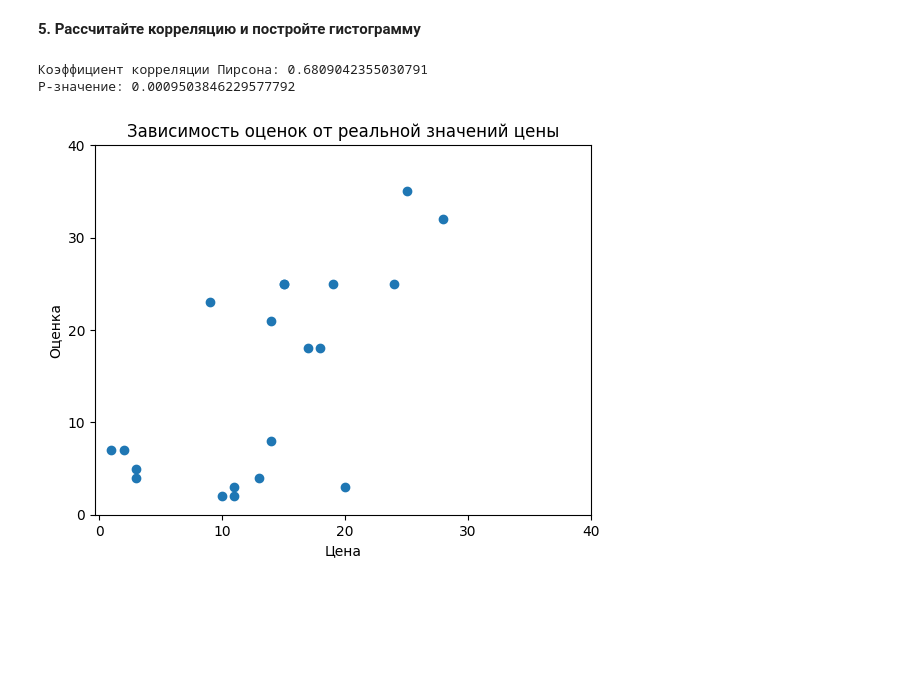
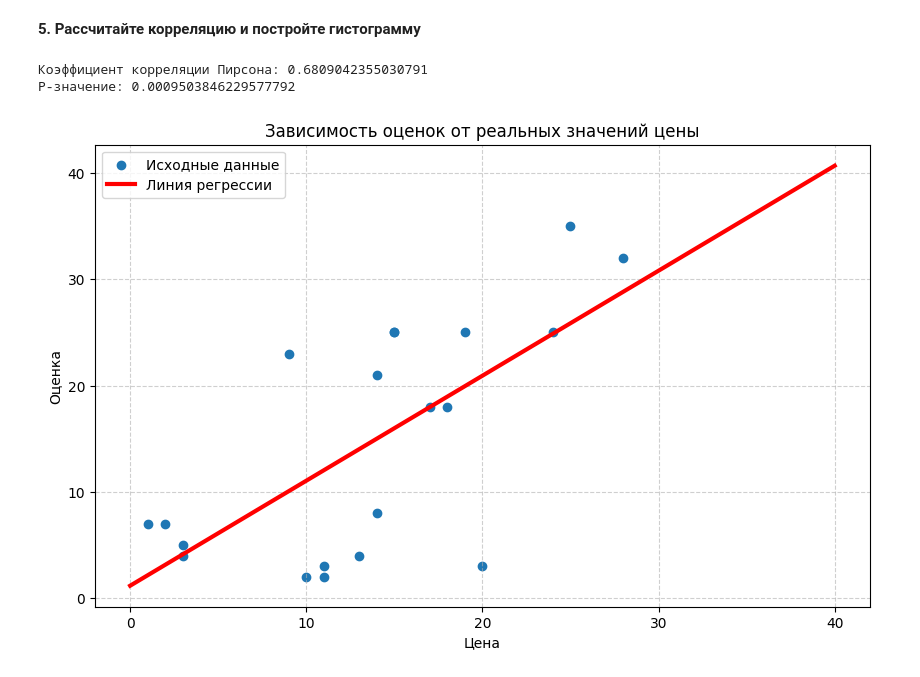
Before and after one commit to Grashch/Eduson, a Jupyter notebook: РазведочныйАнализДанных.ipynb, the cells around one changed output. Saved outputs shown, nothing was run; the diff lists cells and outputs as text; code cells hidden in the pictures; blank space fills up the shorter version.

```diff
--- a/РазведочныйАнализДанных.ipynb
+++ b/РазведочныйАнализДанных.ipynb
@@ -198,25 +198,51 @@ P-значение: 0.02785989790419711
 P-значение для времени на чтение: 5.2108013433647874e-05
 # %% [markdown]
 **5. Рассчитайте корреляцию и постройте гистограмму**
-# %%
-
-data = pd.read_csv('/content/data.csv')
-Price = data.Price
-Value = data.Value
-
-corr, p = pearsonr(Price, Value)
-print(f'Коэффициент корреляции Пирсона: {corr}')
-print(f'P-значение: {p}')
-
-plt.Figure()
-plt.scatter(data.Price, data.Value)
-plt.title('Зависимость оценок от реальной значений цены')
-plt.xlabel('Цена')
-plt.xticks(range(0, 41, 10))
-plt.ylabel('Оценка')
-plt.yticks(range(0, 41, 10))
-plt.show()
-# %% [output]
-Коэффициент корреляции Пирсона: 0.6809042355030791
-P-значение: 0.0009503846229577792
-[figure, removed]
+# %%
+data = pd.read_csv('/content/data.csv')
+# Извлечение данных из датафрейма
+price = data.Price
+value = data.Value
+
+# Вычисление коэффициента Пирсона и p-value
+corr, p = pearsonr(price, value)
+print(f'Коэффициент корреляции Пирсона: {corr}')
+print(f'P-значение: {p}')
+
+# Создание полотна для графика
+plt.figure(figsize=(10, 6))
+
+# Построение диаграммы рассеяния
+plt.scatter(price, value, label='Исходные данные')
+
+# Настройка заголовка и подписей осей
+plt.title('Зависимость оценок от реальных значений цены')
+plt.xlabel('Цена')
+plt.ylabel('Оценка')
+
+# Установка меток на осях с шагом 10
+plt.xticks(range(0, 41, 10))
+plt.yticks(range(0, 41, 10))
+
+# Расчет коэффициентов линейной регрессии: y = ax + b
+# Важно: наклон (a) зависит от корреляции
+a = corr * (value.std() / price.std())
+b = value.mean() - price.mean() * a
+
+# Генерация точек для отрисовки линии
+x_line = np.linspace(0, 40, 5)
+y_line = a * x_line + b
+
+# Отрисовка линии регрессии
+plt.plot(x_line, y_line, color='red', linewidth=3, label='Линия регрессии')
+
+# Добавление легенды и сетки
+plt.legend()
+plt.grid(True, linestyle='--', alpha=0.6)
+
+# Отображение финального результата
+plt.show()
+# %% [output]
+Коэффициент корреляции Пирсона: 0.6809042355030791
+P-значение: 0.0009503846229577792
+[figure, added]
```
